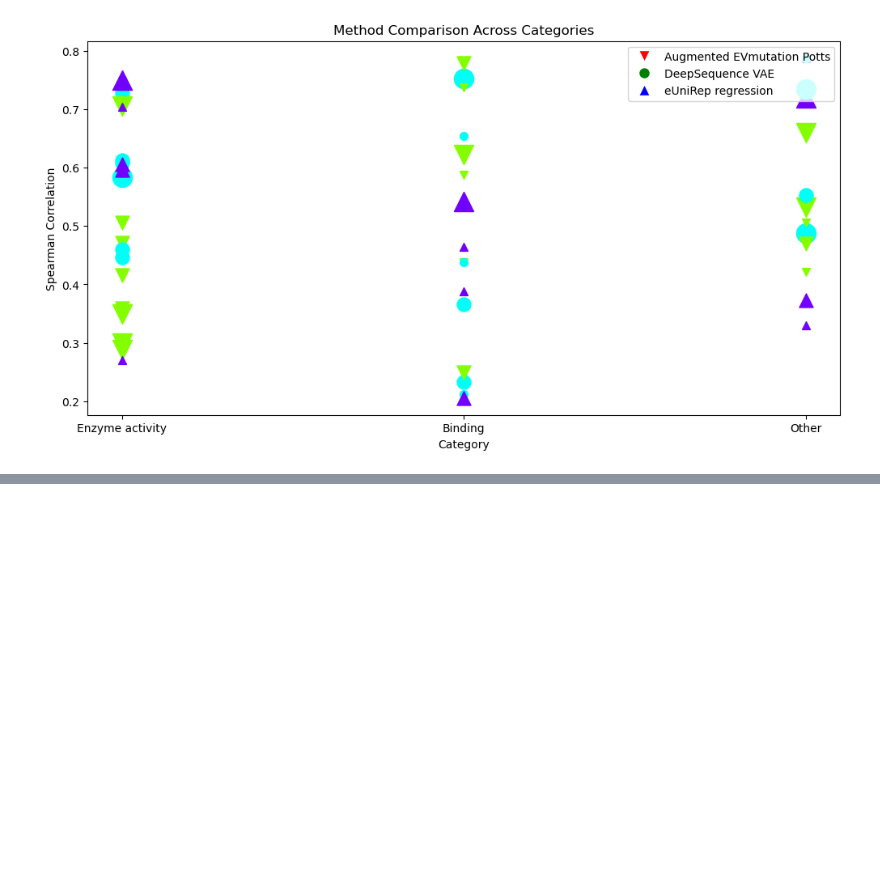
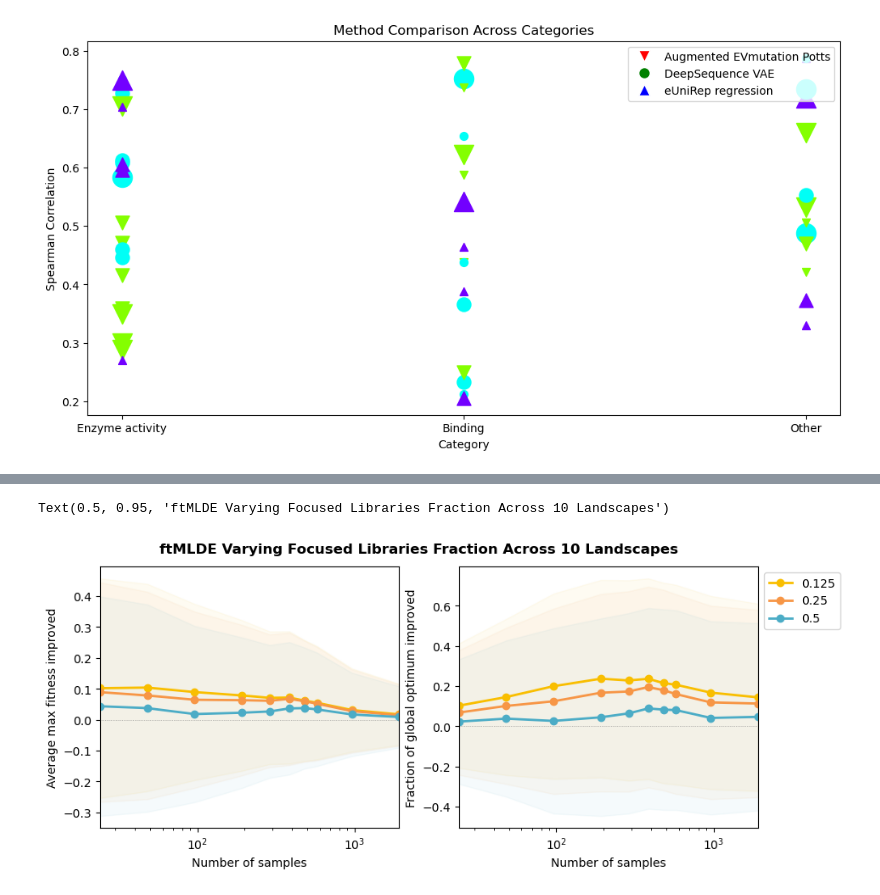
Before and after one commit to fhalab/SSMuLA, a Jupyter notebook: sandbox/plot_ftmlde_compact.ipynb, the cells around one changed output, grey strips where cells are left out. Saved outputs shown, nothing was run; the diff lists cells and outputs as text; code cells hidden in the pictures; blank space fills up the shorter version.

Commit message:
add lib ft frac

```diff
--- a/sandbox/plot_ftmlde_compact.ipynb
+++ b/sandbox/plot_ftmlde_compact.ipynb
@@ -77,0 +94,3 @@ mlde_all = pd.read_csv("results/mlde/all_df_comb_onehot.csv")
+# %%
+N_SAMPLE_LIST = [24, 48, 96, 192, 288, 384, 480, 576, 960, 1920]
+FTLIB_FRAC_LIST = [0.125, 0.25, 0.5, 1]
@@ -77,0 +150,74 @@ mlde_all = pd.read_csv("results/mlde/all_df_comb_onehot.csv")
+# %%
+# for avg cross number of samples
+n_top = 96
+n_corr = 384
+
+random_avg = get_mlde_avg_df(mlde_all, n_top, "all", ["none"], active_lib_list)
+
+frac_ft_dict = {}
+
+for frac in FTLIB_FRAC_LIST[:-1]:
+    avg_mlde = get_mlde_avg_sdf(mlde_all, n_top, "all", ZS_OPTS, active_lib_list, ft_frac = frac)
+    frac_ft_dict[frac] = avg_mlde
+# %%
+fig, axes = plt.subplots(1, 2, figsize=(10, 4))
+mlde_color_list = ["yellow", "orange", "blue"]
+
+for ax, mlde_metric, de_metric, y_label in zip(
+    axes,
+    ["top_maxes", "if_truemaxs"],
+    ["mean_all", "fraction_max"],
+    ["Average max fitness", "Fraction of global optimum"],
+):
+
+    for i, (frac_ft, frac_ft_df) in enumerate(frac_ft_dict.items()):
+        delta_df = frac_ft_df - random_avg
+
+        ax.plot(
+            delta_df.index,
+            delta_df[f"{mlde_metric}_mean"],
+            label=str(frac_ft),
+            marker="o",
+            linestyle="solid",
+            linewidth=2,
+            color=PRESENTATION_PALETTE_SATURATE[mlde_color_list[i]],
+        )
+        ax.fill_between(
+            delta_df.index,
+            delta_df[f"{mlde_metric}_mean"] - random_avg[f"{mlde_metric}_std"],
+            delta_df[f"{mlde_metric}_mean"] + random_avg[f"{mlde_metric}_std"],
+            color=PRESENTATION_PALETTE_SATURATE[mlde_color_list[i]],
+            alpha=0.05,
+        )
+
+    # # add vline
+    # ax.axvline(
+    #     n_corr,
+    #     color="gray",
+    #     linewidth=0.5,
+    #     linestyle="dotted"
+    # )
+    # add hline
+    ax.axhline(
+        0,
+        color="gray",
+        linewidth=0.5,
+        linestyle="dotted"
+    )
+
+    ax.set_xlim(N_SAMPLE_LIST[0], N_SAMPLE_LIST[-1])
+    # ax.set_ylim(0, 1.0)
+
+    ax.set_xscale("log")
+    ax.set_xlabel("Number of samples")
+    ax.set_ylabel(f"{y_label} improved")
+
+    if ax == axes[1]:
+        ax.legend(loc="upper left", bbox_to_anchor=(1, 1))
+
+fig.suptitle(
+    "ftMLDE Varying Focused Libraries Fraction Across 10 Landscapes", fontsize=12, fontweight="bold", y=0.95
+)
+# %% [output]
+Text(0.5, 0.95, 'ftMLDE Varying Focused Libraries Fraction Across 10 Landscapes')
+[figure, added]
```
Also changed, not shown: parts of 9 cells of this notebook.
